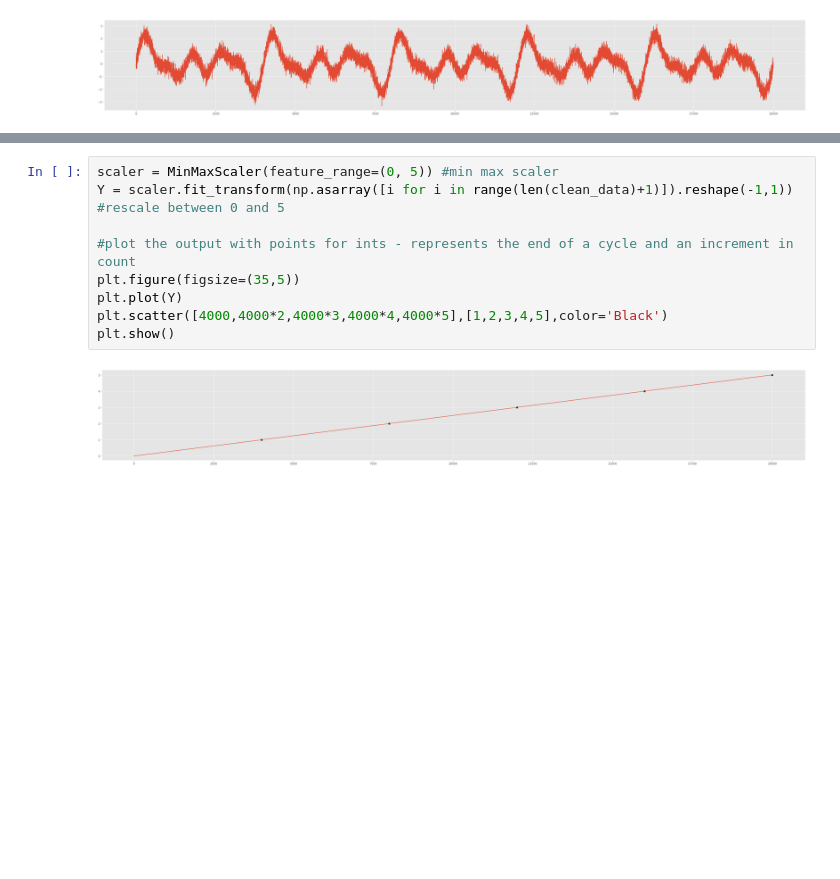
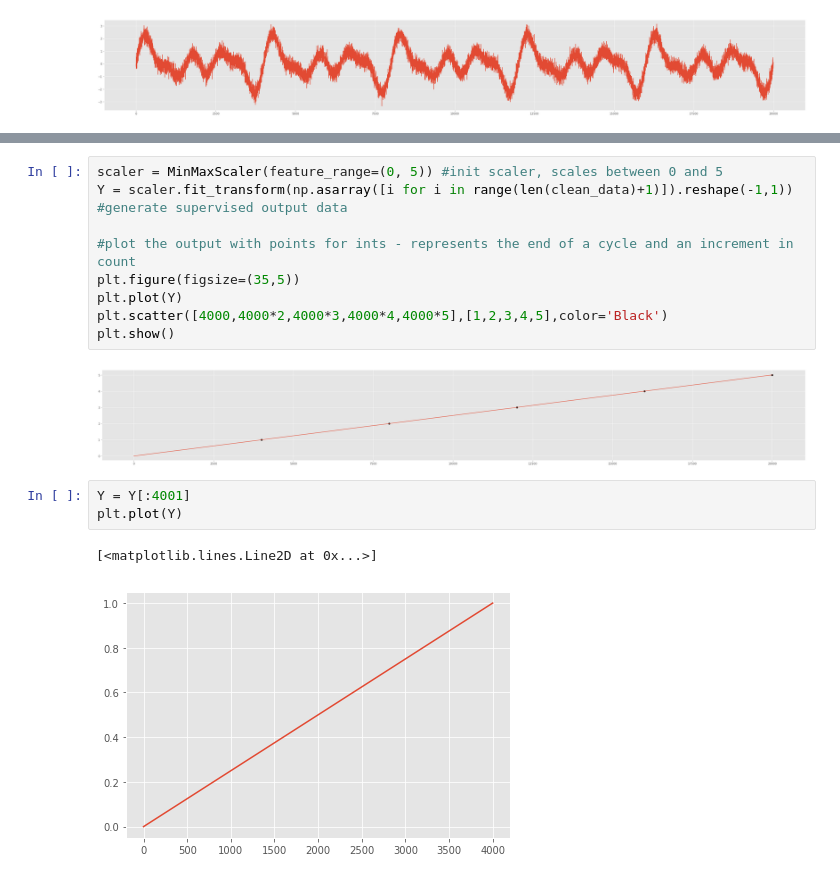
Before and after one commit to A-Gulati/Time_Series, a Jupyter notebook: notebooks/(4) RNN for cycle count.ipynb, the cells around one changed output, grey strips where cells are left out. Saved outputs shown, nothing was run; the diff lists cells and outputs as text; blank space fills up the shorter version.

Commit message:
trying to force rnn to match output count

```diff
--- a/notebooks/(4) RNN for cycle count.ipynb
+++ b/notebooks/(4) RNN for cycle count.ipynb
@@ -66,8 +63,8 @@ plt.show()
 The approach here is to produce input & output data for supervised learning.
 The clean signal for 5 cycles is the input data (variable X), and the output data (variable Y) is a counter for the number of cycles that starts at zero and increases linearly to one at the end of the first cycle and continues to increase linearly with the number of cycles.
 # %%
-scaler = MinMaxScaler(feature_range=(0, 5)) #min max scaler
-Y = scaler.fit_transform(np.asarray([i for i in range(len(clean_data)+1)]).reshape(-1,1)) #rescale between 0 and 5
+scaler = MinMaxScaler(feature_range=(0, 5)) #init scaler, scales between 0 and 5
+Y = scaler.fit_transform(np.asarray([i for i in range(len(clean_data)+1)]).reshape(-1,1)) #generate supervised output data
 
 #plot the output with points for ints - represents the end of a cycle and an increment in count
 plt.figure(figsize=(35,5))
@@ -76,3 +73,9 @@ plt.scatter([4000,4000*2,4000*3,4000*4,4000*5],[1,2,3,4,5],color='Black')
 plt.show()
 # %% [output]
 [figure]
+# %%
+Y = Y[:4001]
+plt.plot(Y)
+# %% [output]
+[<matplotlib.lines.Line2D at 0x...>]
+[figure, added]
```
Also changed, not shown: parts of 17 cells of this notebook, 1 other file.
